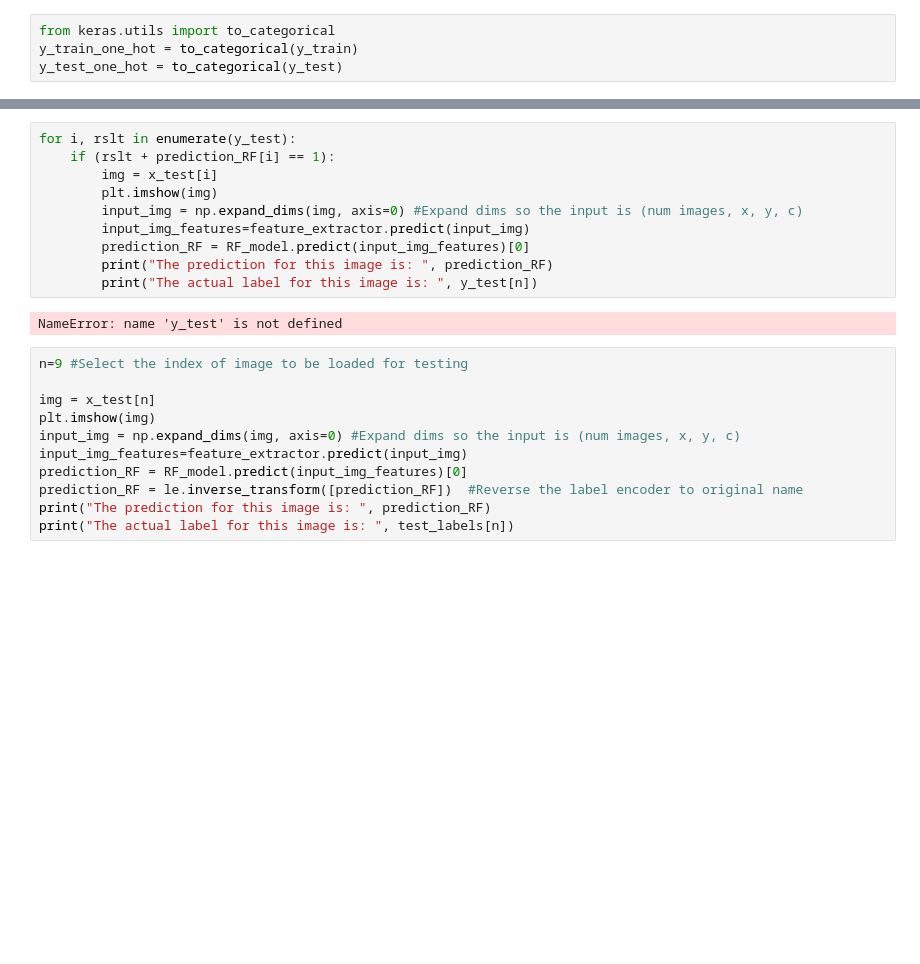
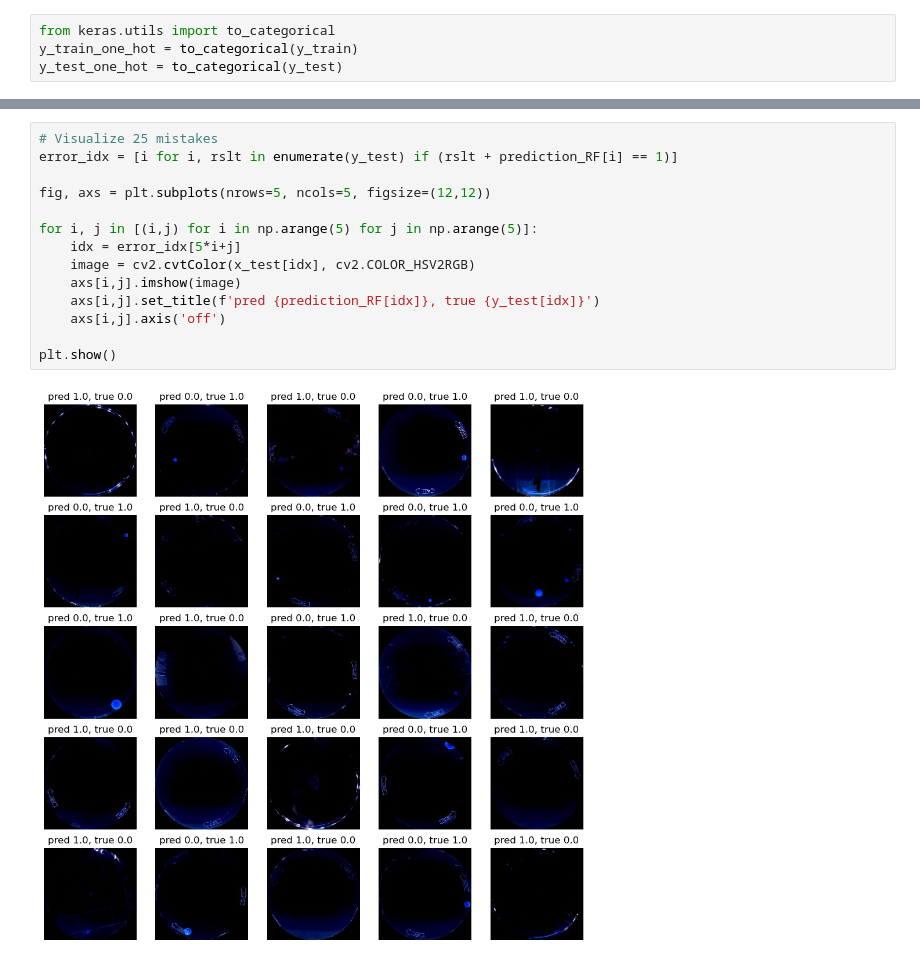
Before and after one commit to ArtemChemist/W207-spring-23-anoop-sneha-art, a Jupyter notebook: feature_extr.ipynb, the cells around one changed output, grey strips where cells are left out. Saved outputs shown, nothing was run; the diff lists cells and outputs as text; blank space fills up the shorter version.

```diff
--- a/feature_extr.ipynb
+++ b/feature_extr.ipynb
@@ -240,23 +250,16 @@ sns.heatmap(cm, annot=True)
-# %%
-for i, rslt in enumerate(y_test):
-    if (rslt + prediction_RF[i] == 1):
-        img = x_test[i]
-        plt.imshow(img)
-        input_img = np.expand_dims(img, axis=0) #Expand dims so the input is (num images, x, y, c)
-        input_img_features=feature_extractor.predict(input_img)
-        prediction_RF = RF_model.predict(input_img_features)[0]
-        print("The prediction for this image is: ", prediction_RF)
-        print("The actual label for this image is: ", y_test[n])
-# %% [output]
-NameError: name 'y_test' is not defined
-# %%
-n=9 #Select the index of image to be loaded for testing
-
-img = x_test[n]
-plt.imshow(img)
-input_img = np.expand_dims(img, axis=0) #Expand dims so the input is (num images, x, y, c)
-input_img_features=feature_extractor.predict(input_img)
-prediction_RF = RF_model.predict(input_img_features)[0]
-prediction_RF = le.inverse_transform([prediction_RF])  #Reverse the label encoder to original name
-print("The prediction for this image is: ", prediction_RF)
-print("The actual label for this image is: ", test_labels[n])
+# %%
+# Visualize 25 mistakes
+error_idx = [i for i, rslt in enumerate(y_test) if (rslt + prediction_RF[i] == 1)]
+
+fig, axs = plt.subplots(nrows=5, ncols=5, figsize=(12,12))
+
+for i, j in [(i,j) for i in np.arange(5) for j in np.arange(5)]:
+    idx = error_idx[5*i+j]
+    image = cv2.cvtColor(x_test[idx], cv2.COLOR_HSV2RGB)
+    axs[i,j].imshow(image)
+    axs[i,j].set_title(f'pred {prediction_RF[idx]}, true {y_test[idx]}')
+    axs[i,j].axis('off')
+
+plt.show()
+# %% [output]
+[figure, added]
```
Also changed, not shown: parts of 9 cells of this notebook, 4 other files.
